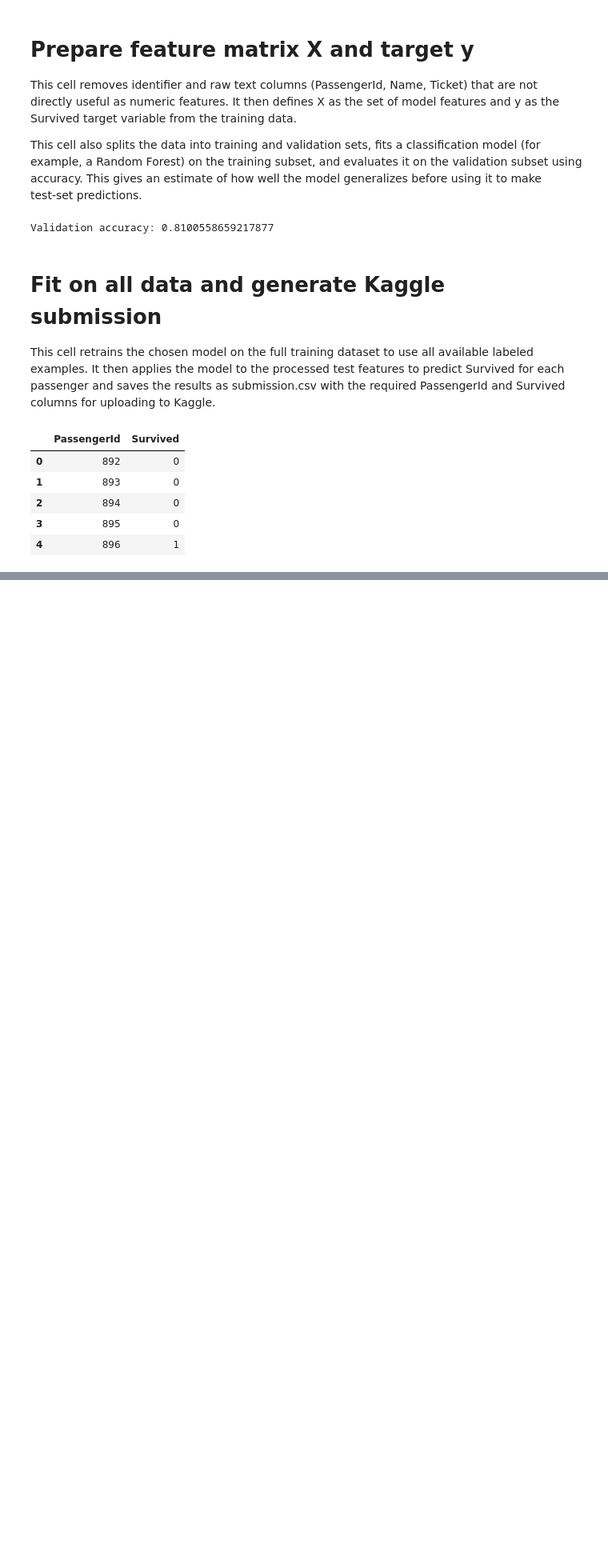
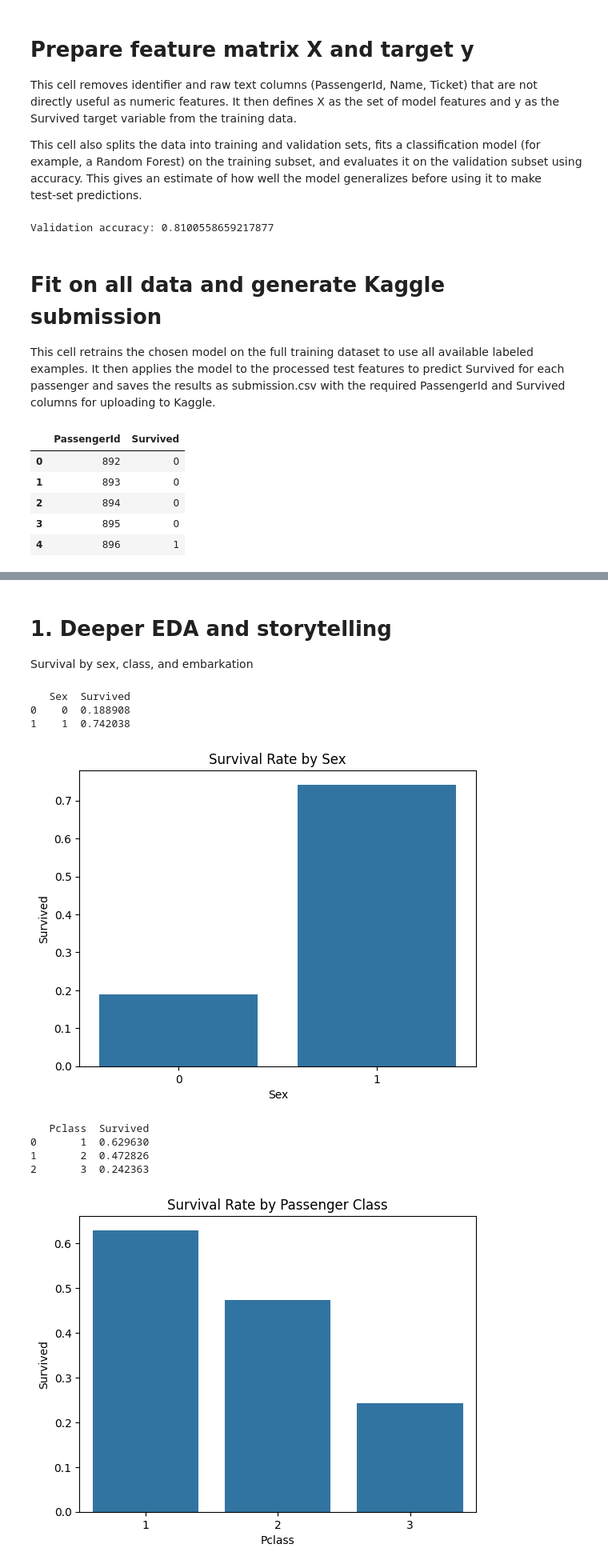
Before and after one commit to GarimaSharda/Kaggle-Knowledge-Project-Titanic, a Jupyter notebook: Kaggle_Titanic_project.ipynb, the cells around one changed output, grey strips where cells are left out. Shown: that part at 80% size. Drawn from its saved outputs; the diff is of its cells as text; code cells hidden in the pictures; blank space fills up the shorter version.

```diff
--- a/Kaggle_Titanic_project.ipynb
+++ b/Kaggle_Titanic_project.ipynb
@@ -226,0 +244,37 @@ submission.head()
+# %% [markdown]
+# **1. Deeper EDA and storytelling**
+Survival by sex, class, and embarkation
+# %%
+# Survival rate by Sex
+sex_survival = train.groupby("Sex")["Survived"].mean().reset_index()
+print(sex_survival)
+
+sns.barplot(data=sex_survival, x="Sex", y="Survived")
+plt.title("Survival Rate by Sex")
+plt.show()
+
+# Survival rate by Pclass
+pclass_survival = train.groupby("Pclass")["Survived"].mean().reset_index()
+print(pclass_survival)
+
+sns.barplot(data=pclass_survival, x="Pclass", y="Survived")
+plt.title("Survival Rate by Passenger Class")
+plt.show()
+
+# Survival rate by Embarked (if one-hot encoded, compute from original train before dummies)
+if "Embarked" in train.columns:
+    embarked_survival = train.groupby("Embarked")["Survived"].mean().reset_index()
+    print(embarked_survival)
+    sns.barplot(data=embarked_survival, x="Embarked", y="Survived")
+    plt.title("Survival Rate by Port the Passengers Embark On")
+    plt.show()
+# %% [output]
+   Sex  Survived
+0    0  0.188908
+1    1  0.742038
+[figure, added]
+   Pclass  Survived
+0       1  0.629630
+1       2  0.472826
+2       3  0.242363
+[figure, added]
```
Also changed, not shown: parts of 23 cells of this notebook.
